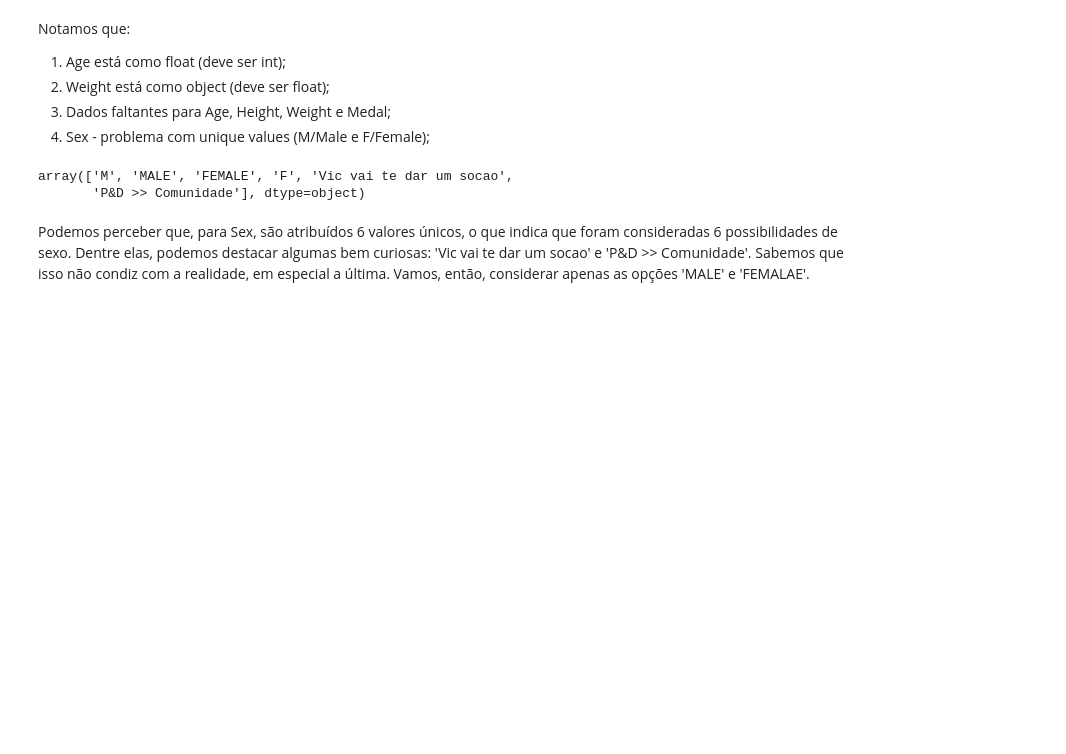
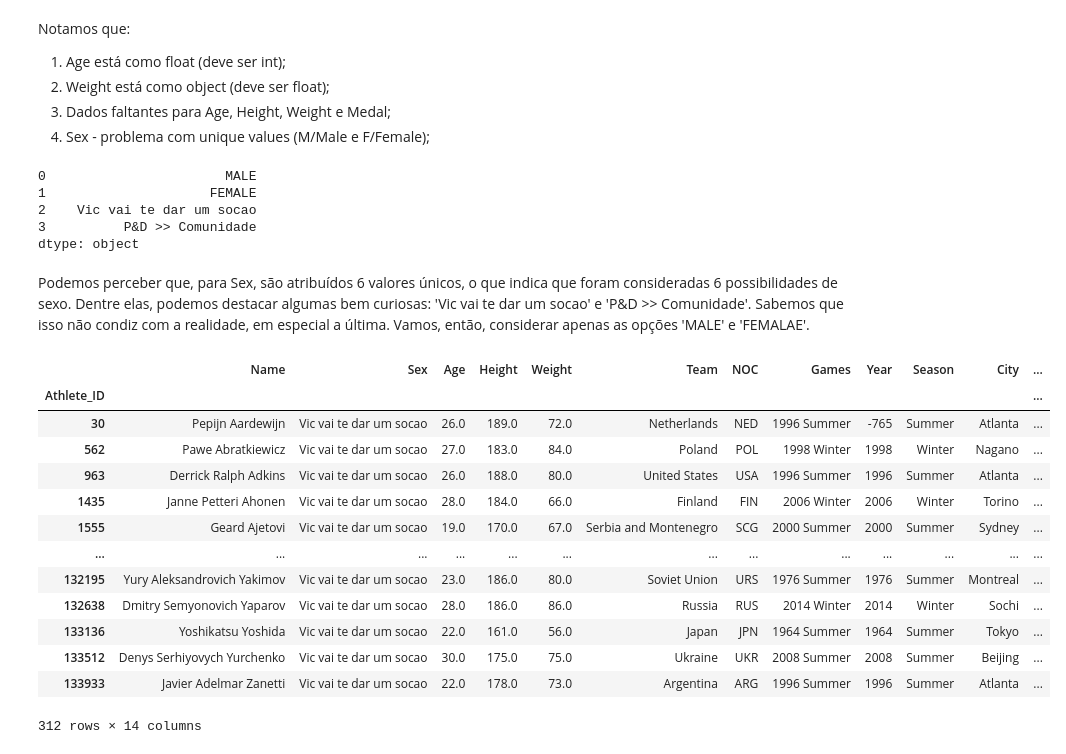
Before and after one commit to kauafillipe/Projeto-1---Turing-Academy, a Jupyter notebook: Projeto.ipynb, the cells around one changed output. Saved outputs shown, nothing was run; the diff lists cells and outputs as text; code cells hidden in the pictures; blank space fills up the shorter version.

```diff
--- a/Projeto.ipynb
+++ b/Projeto.ipynb
@@ -49,11 +49,38 @@ Notamos que:
 4) Sex - problema com unique values (M/Male e F/Female);
 # %%
 #Vamos dar uma conferida melhor na categoria Sex
-df['Sex'].unique()
+print(pd.Series(df["Sex"].unique()), end='\n\n') #categoria atualizada com as alterações em M e F
 # %% [output]
-array(['M', 'MALE', 'FEMALE', 'F', 'Vic vai te dar um socao',
-       'P&D >> Comunidade'], dtype=object)
+0                       MALE
+1                     FEMALE
+2    Vic vai te dar um socao
+3          P&D >> Comunidade
+dtype: object
 # %% [markdown]
 Podemos perceber que, para Sex, são atribuídos 6 valores únicos, o que indica que foram consideradas 6 possibilidades de sexo.
 Dentre elas, podemos destacar algumas bem curiosas: 'Vic vai te dar um socao' e 'P&D >> Comunidade'. Sabemos que isso não condiz com a realidade, em especial a última.
 Vamos, então, considerar apenas as opções 'MALE' e 'FEMALAE'.
+# %%
+# Troca "M" por "MALE"
+df["Sex"].replace("M", "MALE", inplace=True)
+
+# Troca "F" e "FEMALE"
+df["Sex"].replace("F", "FEMALE", inplace=True)
+# %%
+#Vamos analisar o perfil dos atletas cujo sexo é Vic vai te dar um socao
+df[df["Sex"] == "Vic vai te dar um socao"]
+# %% [output]
+|  | Name | Sex | Age | Height | Weight | Team | NOC | Games | Year | Season | City | ... |
+| Athlete_ID |  |  |  |  |  |  |  |  |  |  |  | ... |
+| 30 | Pepijn Aardewijn | Vic vai te dar um socao | 26.0 | 189.0 | 72.0 | Netherlands | NED | 1996 Summer | -765 | Summer | Atlanta | ... |
+| 562 | Pawe Abratkiewicz | Vic vai te dar um socao | 27.0 | 183.0 | 84.0 | Poland | POL | 1998 Winter | 1998 | Winter | Nagano | ... |
+| 963 | Derrick Ralph Adkins | Vic vai te dar um socao | 26.0 | 188.0 | 80.0 | United States | USA | 1996 Summer | 1996 | Summer | Atlanta | ... |
+| 1435 | Janne Petteri Ahonen | Vic vai te dar um socao | 28.0 | 184.0 | 66.0 | Finland | FIN | 2006 Winter | 2006 | Winter | Torino | ... |
+| 1555 | Geard Ajetovi | Vic vai te dar um socao | 19.0 | 170.0 | 67.0 | Serbia and Montenegro | SCG | 2000 Summer | 2000 | Summer | Sydney | ... |
+| ... | ... | ... | ... | ... | ... | ... | ... | ... | ... | ... | ... | ... |
+| 132195 | Yury Aleksandrovich Yakimov | Vic vai te dar um socao | 23.0 | 186.0 | 80.0 | Soviet Union | URS | 1976 Summer | 1976 | Summer | Montreal | ... |
+| 132638 | Dmitry Semyonovich Yaparov | Vic vai te dar um socao | 28.0 | 186.0 | 86.0 | Russia | RUS | 2014 Winter | 2014 | Winter | Sochi | ... |
+| 133136 | Yoshikatsu Yoshida | Vic vai te dar um socao | 22.0 | 161.0 | 56.0 | Japan | JPN | 1964 Summer | 1964 | Summer | Tokyo | ... |
+| 133512 | Denys Serhiyovych Yurchenko | Vic vai te dar um socao | 30.0 | 175.0 | 75.0 | Ukraine | UKR | 2008 Summer | 2008 | Summer | Beijing | ... |
+| 133933 | Javier Adelmar Zanetti | Vic vai te dar um socao | 22.0 | 178.0 | 73.0 | Argentina | ARG | 1996 Summer | 1996 | Summer | Atlanta | ... |
+312 rows × 14 columns
```
Also changed, not shown: parts of 45 cells of this notebook, 1 other file.
